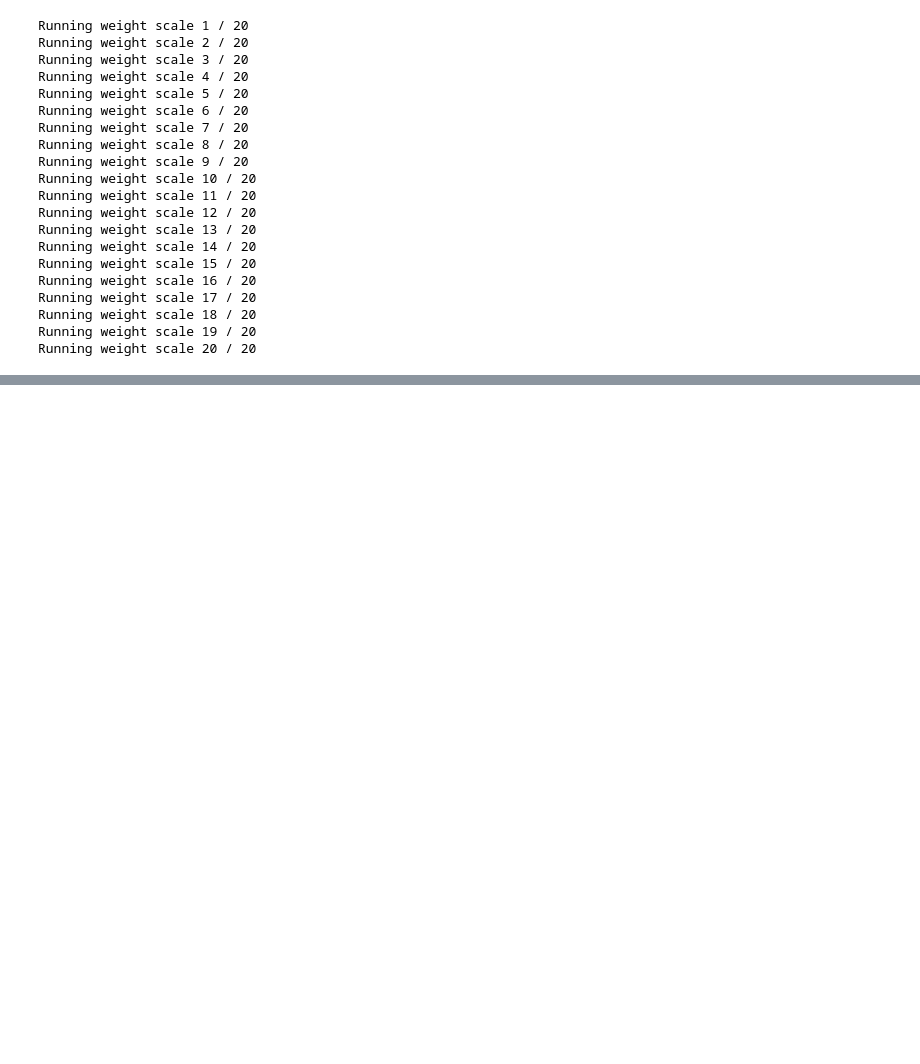
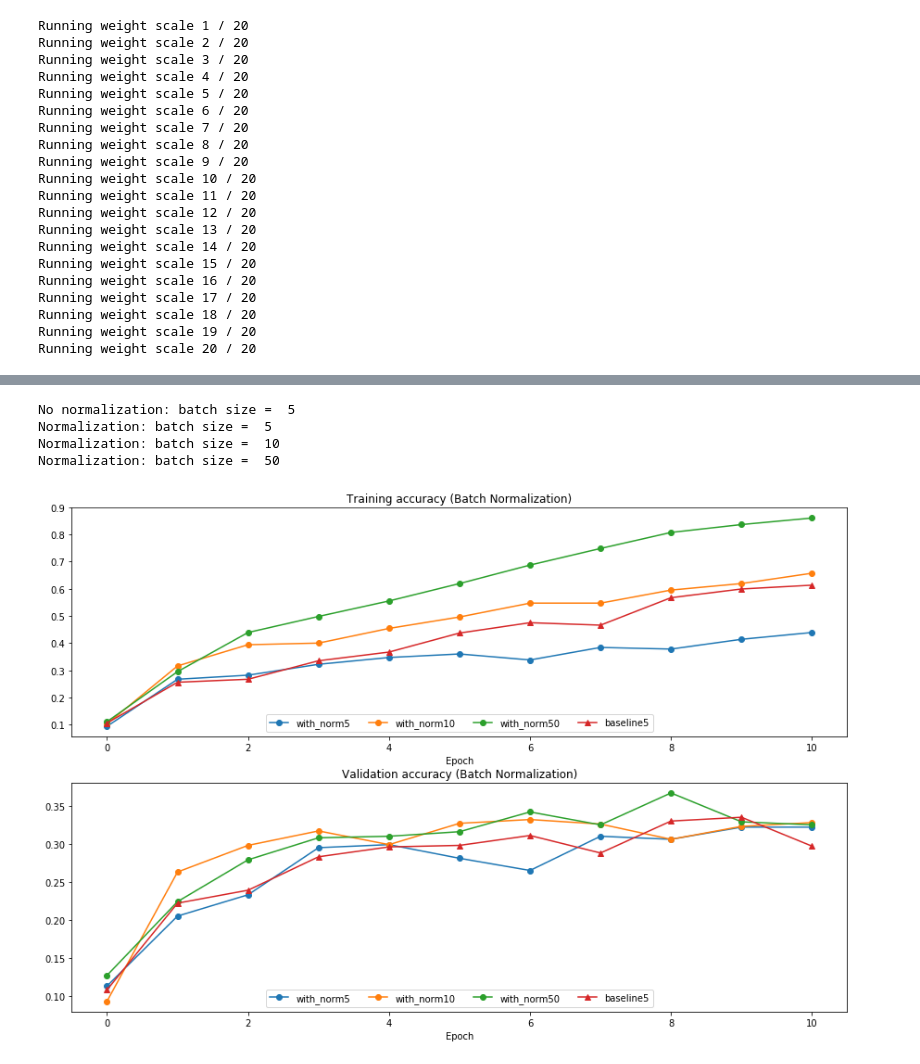
Before and after one commit to xufangda/cs231, a Jupyter notebook: assignment2/BatchNormalization.ipynb, the cells around one changed output, grey strips where cells are left out. Saved outputs shown, nothing was run; the diff lists cells and outputs as text; code cells hidden in the pictures; blank space fills up the shorter version.

```diff
--- a/assignment2/BatchNormalization.ipynb
+++ b/assignment2/BatchNormalization.ipynb
@@ -451,0 +468,65 @@ Describe the results of this experiment, and try to give a reason why the experi
+# %%
+def run_batchsize_experiments(normalization_mode):
+    np.random.seed(231)
+    # Try training a very deep net with batchnorm
+    hidden_dims = [100, 100, 100, 100, 100]
+    num_train = 1000
+    small_data = {
+      'X_train': data['X_train'][:num_train],
+      'y_train': data['y_train'][:num_train],
+      'X_val': data['X_val'],
+      'y_val': data['y_val'],
+    }
+    n_epochs=10
+    weight_scale = 2e-2
+    batch_sizes = [5,10,50]
+    lr = 10**(-3.5)
+    solver_bsize = batch_sizes[0]
+
+    print('No normalization: batch size = ',solver_bsize)
+    model = FullyConnectedNet(hidden_dims, weight_scale=weight_scale, normalization=None)
+    solver = Solver(model, small_data,
+                    num_epochs=n_epochs, batch_size=solver_bsize,
+                    update_rule='adam',
+                    optim_config={
+                      'learning_rate': lr,
+                    },
+                    verbose=False)
+    solver.train()
+
+    bn_solvers = []
+    for i in range(len(batch_sizes)):
+        b_size=batch_sizes[i]
+        print('Normalization: batch size = ',b_size)
+        bn_model = FullyConnectedNet(hidden_dims, weight_scale=weight_scale, normalization=normalization_mode)
+        bn_solver = Solver(bn_model, small_data,
+                        num_epochs=n_epochs, batch_size=b_size,
+                        update_rule='adam',
+                        optim_config={
+                          'learning_rate': lr,
+                        },
+                        verbose=False)
+        bn_solver.train()
+        bn_solvers.append(bn_solver)
+
+    return bn_solvers, solver, batch_sizes
+
+batch_sizes = [5,10,50]
+bn_solvers_bsize, solver_bsize, batch_sizes = run_batchsize_experiments('batchnorm')
+# %% [output]
+No normalization: batch size =  5
+Normalization: batch size =  5
+Normalization: batch size =  10
+Normalization: batch size =  50
+# %%
+plt.subplot(2, 1, 1)
+plot_training_history('Training accuracy (Batch Normalization)','Epoch', solver_bsize, bn_solvers_bsize, \
+                      lambda x: x.train_acc_history, bl_marker='-^', bn_marker='-o', labels=batch_sizes)
+plt.subplot(2, 1, 2)
+plot_training_history('Validation accuracy (Batch Normalization)','Epoch', solver_bsize, bn_solvers_bsize, \
+                      lambda x: x.val_acc_history, bl_marker='-^', bn_marker='-o', labels=batch_sizes)
+
+plt.gcf().set_size_inches(15, 10)
+plt.show()
+# %% [output]
+[figure, added]
```
Also changed, not shown: parts of 31 cells of this notebook, 46 other files.
